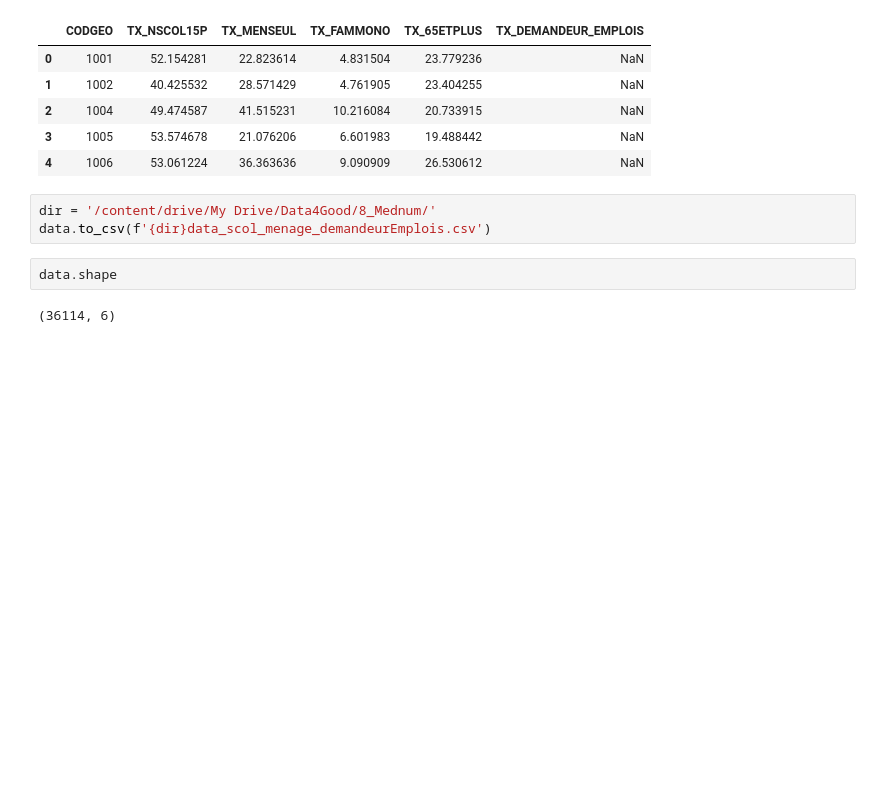
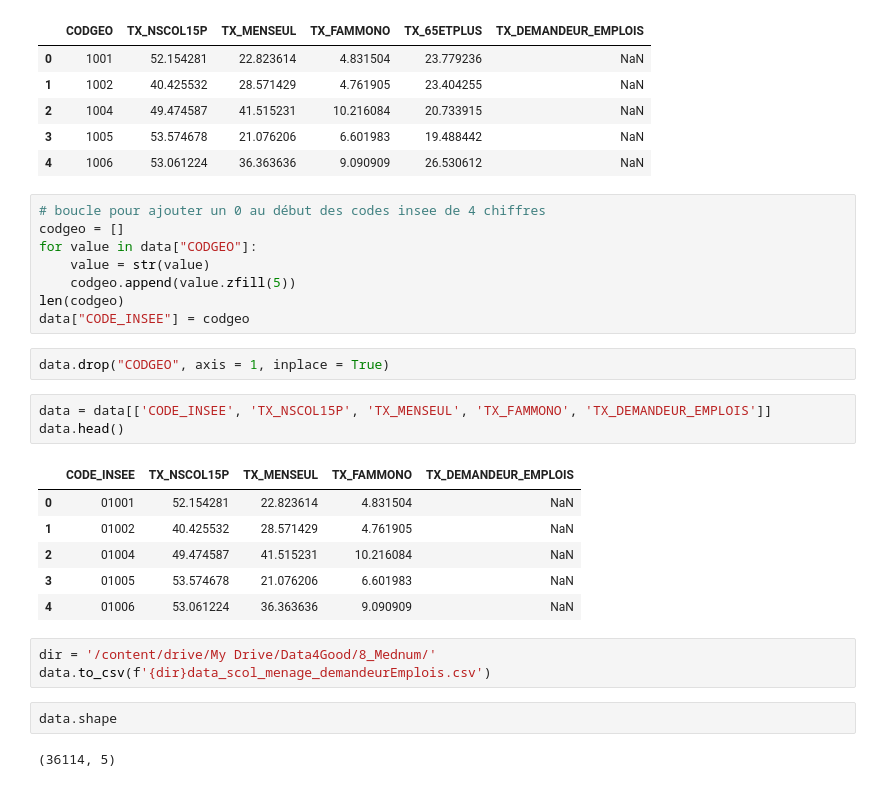
Before and after one commit to dataforgoodfr/batch8_mednum, a Jupyter notebook: notebooks/IFN_var_scol_menage_demandeEmplois.ipynb, the cells around one changed output. Drawn from its saved outputs; the diff is of its cells as text; blank space fills up the shorter version.

```diff
--- a/notebooks/IFN_var_scol_menage_demandeEmplois.ipynb
+++ b/notebooks/IFN_var_scol_menage_demandeEmplois.ipynb
@@ -222,10 +222,30 @@ data.head()
 | 2 | 1004 | 49.474587 | 41.515231 | 10.216084 | 20.733915 | NaN |
 | 3 | 1005 | 53.574678 | 21.076206 | 6.601983 | 19.488442 | NaN |
 | 4 | 1006 | 53.061224 | 36.363636 | 9.090909 | 26.530612 | NaN |
+# %%
+# boucle pour ajouter un 0 au début des codes insee de 4 chiffres
+codgeo = []
+for value in data["CODGEO"]:
+    value = str(value)
+    codgeo.append(value.zfill(5))
+len(codgeo)
+data["CODE_INSEE"] = codgeo
+# %%
+data.drop("CODGEO", axis = 1, inplace = True)
+# %%
+data = data[['CODE_INSEE', 'TX_NSCOL15P', 'TX_MENSEUL', 'TX_FAMMONO', 'TX_DEMANDEUR_EMPLOIS']]
+data.head()
+# %% [output]
+|  | CODE_INSEE | TX_NSCOL15P | TX_MENSEUL | TX_FAMMONO | TX_DEMANDEUR_EMPLOIS |
+| 0 | 01001 | 52.154281 | 22.823614 | 4.831504 | NaN |
+| 1 | 01002 | 40.425532 | 28.571429 | 4.761905 | NaN |
+| 2 | 01004 | 49.474587 | 41.515231 | 10.216084 | NaN |
+| 3 | 01005 | 53.574678 | 21.076206 | 6.601983 | NaN |
+| 4 | 01006 | 53.061224 | 36.363636 | 9.090909 | NaN |
 # %%
 dir = '/content/drive/My Drive/Data4Good/8_Mednum/'
 data.to_csv(f'{dir}data_scol_menage_demandeurEmplois.csv')
 # %%
 data.shape
 # %% [output]
-(36114, 6)
+(36114, 5)
```
